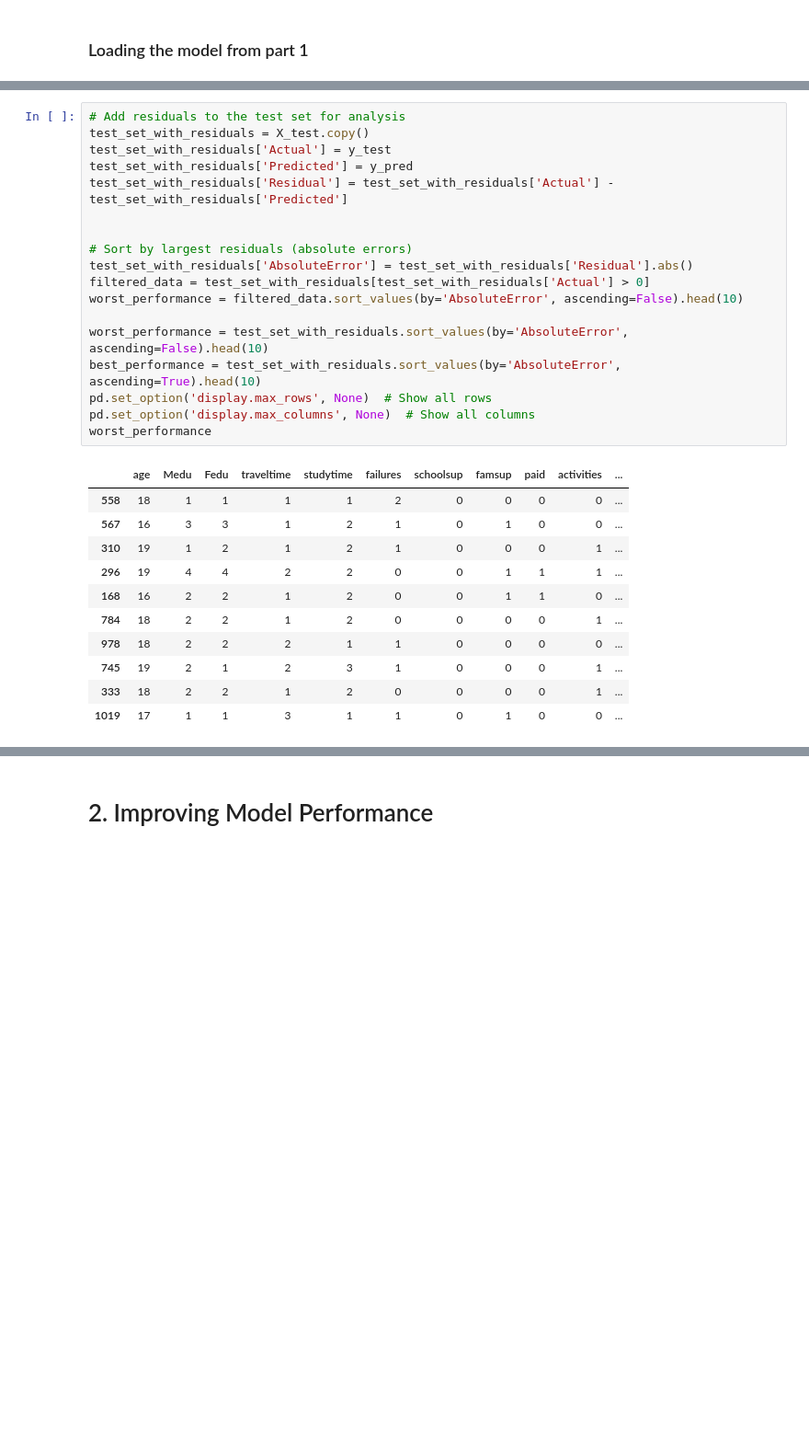
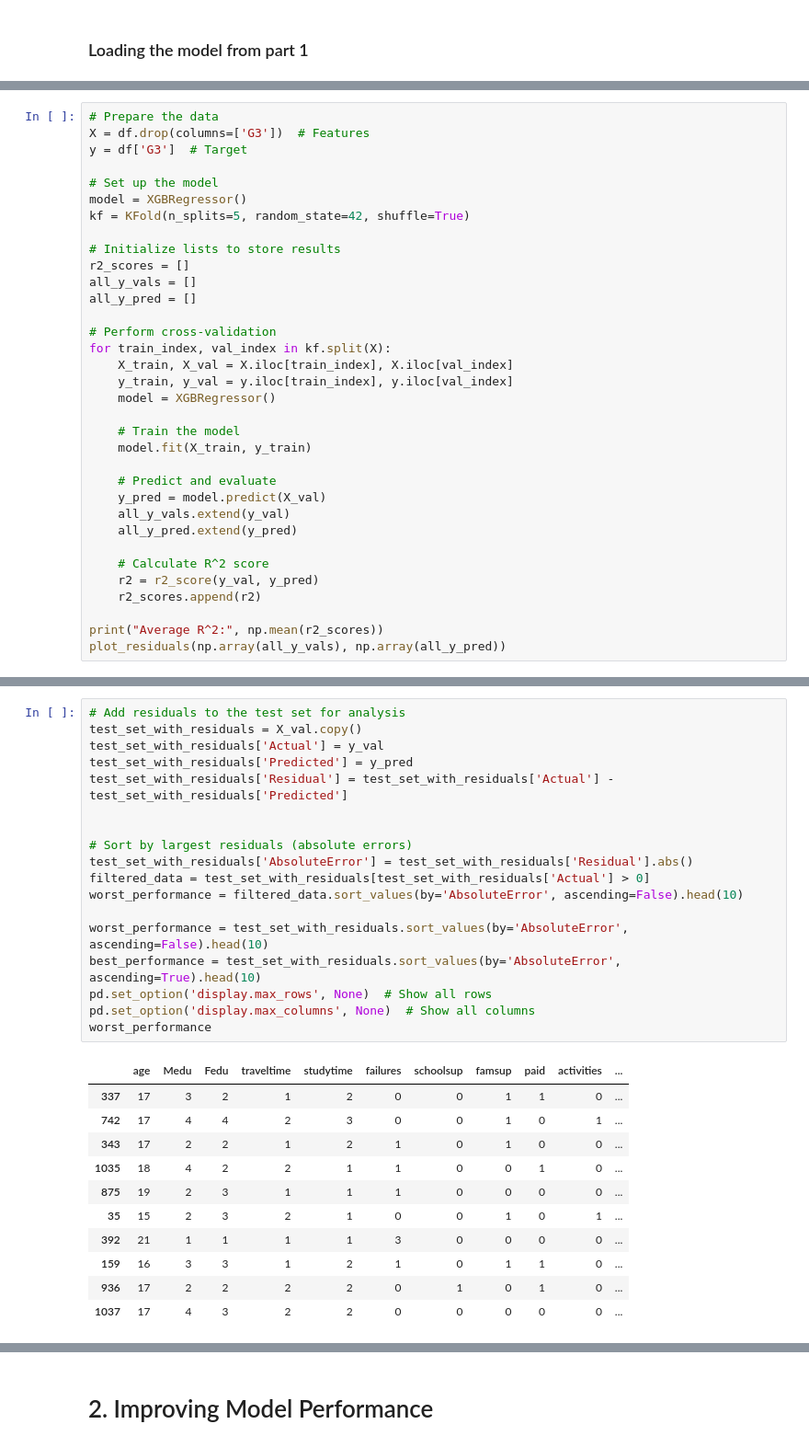
Before and after one commit to yuvalSaadati/Student-Performance, a Jupyter notebook: part_2.ipynb, the cells around one changed output, grey strips where cells are left out. Shown at 92% size. Drawn from its saved outputs; the diff is of its cells as text; blank space fills up the shorter version.

```diff
--- a/part_2.ipynb
+++ b/part_2.ipynb
@@ -80,0 +155,34 @@ R² Score: 0.77984893632158
+# %%
+# Prepare the data
+X = df.drop(columns=['G3'])  # Features
+y = df['G3']  # Target
+
+# Set up the model
+model = XGBRegressor()
+kf = KFold(n_splits=5, random_state=42, shuffle=True)
+
+# Initialize lists to store results
+r2_scores = []
+all_y_vals = []
+all_y_pred = []
+
+# Perform cross-validation
+for train_index, val_index in kf.split(X):
+    X_train, X_val = X.iloc[train_index], X.iloc[val_index]
+    y_train, y_val = y.iloc[train_index], y.iloc[val_index]
+    model = XGBRegressor()
+
+    # Train the model
+    model.fit(X_train, y_train)
+
+    # Predict and evaluate
+    y_pred = model.predict(X_val)
+    all_y_vals.extend(y_val)
+    all_y_pred.extend(y_pred)
+
+    # Calculate R^2 score
+    r2 = r2_score(y_val, y_pred)
+    r2_scores.append(r2)
+
+print("Average R^2:", np.mean(r2_scores))
+plot_residuals(np.array(all_y_vals), np.array(all_y_pred))
@@ -81,33 +192,33 @@ R² Score: 0.77984893632158
 # %%
 # Add residuals to the test set for analysis
-test_set_with_residuals = X_test.copy()
-test_set_with_residuals['Actual'] = y_test
+test_set_with_residuals = X_val.copy()
+test_set_with_residuals['Actual'] = y_val
 test_set_with_residuals['Predicted'] = y_pred
 test_set_with_residuals['Residual'] = test_set_with_residuals['Actual'] - test_set_with_residuals['Predicted']
 
 
 # Sort by largest residuals (absolute errors)
 test_set_with_residuals['AbsoluteError'] = test_set_with_residuals['Residual'].abs()
 filtered_data = test_set_with_residuals[test_set_with_residuals['Actual'] > 0]
 worst_performance = filtered_data.sort_values(by='AbsoluteError', ascending=False).head(10)
 
 worst_performance = test_set_with_residuals.sort_values(by='AbsoluteError', ascending=False).head(10)
 best_performance = test_set_with_residuals.sort_values(by='AbsoluteError', ascending=True).head(10)
 pd.set_option('display.max_rows', None)  # Show all rows
 pd.set_option('display.max_columns', None)  # Show all columns
 worst_performance
 # %% [output]
 |  | age | Medu | Fedu | traveltime | studytime | failures | schoolsup | famsup | paid | activities | ... |
-| 558 | 18 | 1 | 1 | 1 | 1 | 2 | 0 | 0 | 0 | 0 | ... |
-| 567 | 16 | 3 | 3 | 1 | 2 | 1 | 0 | 1 | 0 | 0 | ... |
-| 310 | 19 | 1 | 2 | 1 | 2 | 1 | 0 | 0 | 0 | 1 | ... |
-| 296 | 19 | 4 | 4 | 2 | 2 | 0 | 0 | 1 | 1 | 1 | ... |
-| 168 | 16 | 2 | 2 | 1 | 2 | 0 | 0 | 1 | 1 | 0 | ... |
-| 784 | 18 | 2 | 2 | 1 | 2 | 0 | 0 | 0 | 0 | 1 | ... |
-| 978 | 18 | 2 | 2 | 2 | 1 | 1 | 0 | 0 | 0 | 0 | ... |
-| 745 | 19 | 2 | 1 | 2 | 3 | 1 | 0 | 0 | 0 | 1 | ... |
-| 333 | 18 | 2 | 2 | 1 | 2 | 0 | 0 | 0 | 0 | 1 | ... |
-| 1019 | 17 | 1 | 1 | 3 | 1 | 1 | 0 | 1 | 0 | 0 | ... |
+| 337 | 17 | 3 | 2 | 1 | 2 | 0 | 0 | 1 | 1 | 0 | ... |
+| 742 | 17 | 4 | 4 | 2 | 3 | 0 | 0 | 1 | 0 | 1 | ... |
+| 343 | 17 | 2 | 2 | 1 | 2 | 1 | 0 | 1 | 0 | 0 | ... |
+| 1035 | 18 | 4 | 2 | 2 | 1 | 1 | 0 | 0 | 1 | 0 | ... |
+| 875 | 19 | 2 | 3 | 1 | 1 | 1 | 0 | 0 | 0 | 0 | ... |
+| 35 | 15 | 2 | 3 | 2 | 1 | 0 | 0 | 1 | 0 | 1 | ... |
+| 392 | 21 | 1 | 1 | 1 | 1 | 3 | 0 | 0 | 0 | 0 | ... |
+| 159 | 16 | 3 | 3 | 1 | 2 | 1 | 0 | 1 | 1 | 0 | ... |
+| 936 | 17 | 2 | 2 | 2 | 2 | 0 | 1 | 0 | 1 | 0 | ... |
+| 1037 | 17 | 4 | 3 | 2 | 2 | 0 | 0 | 0 | 0 | 0 | ... |
 # %% [markdown]
 # 1. Error Analysis Conclusions & work plan
 
```
Also changed, not shown: parts of 49 cells of this notebook, 1 other file.
